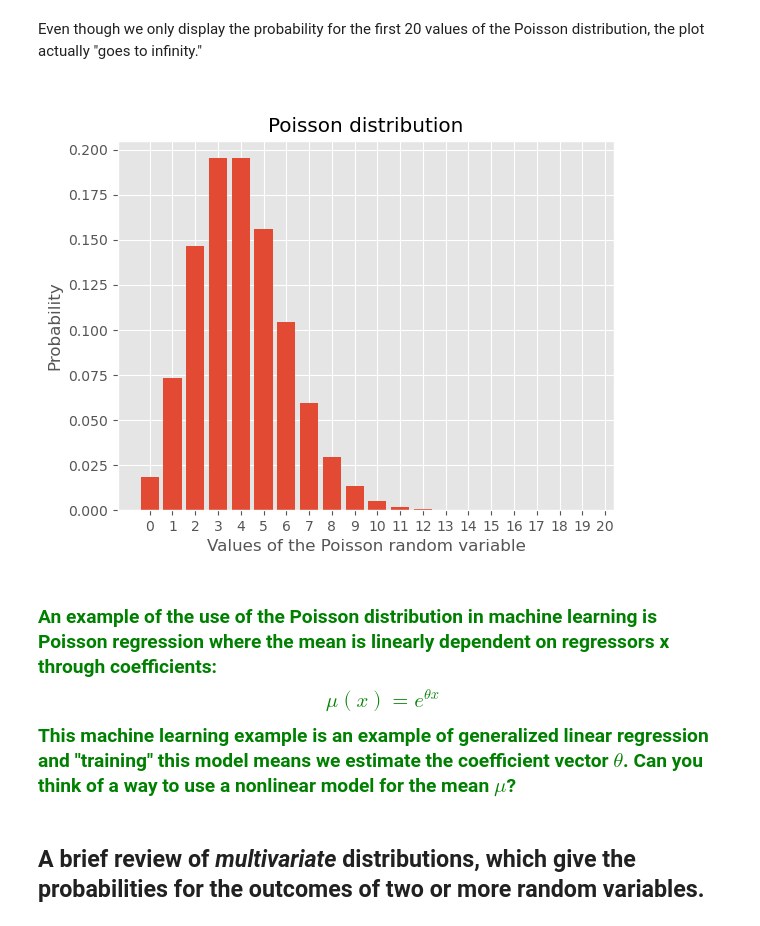
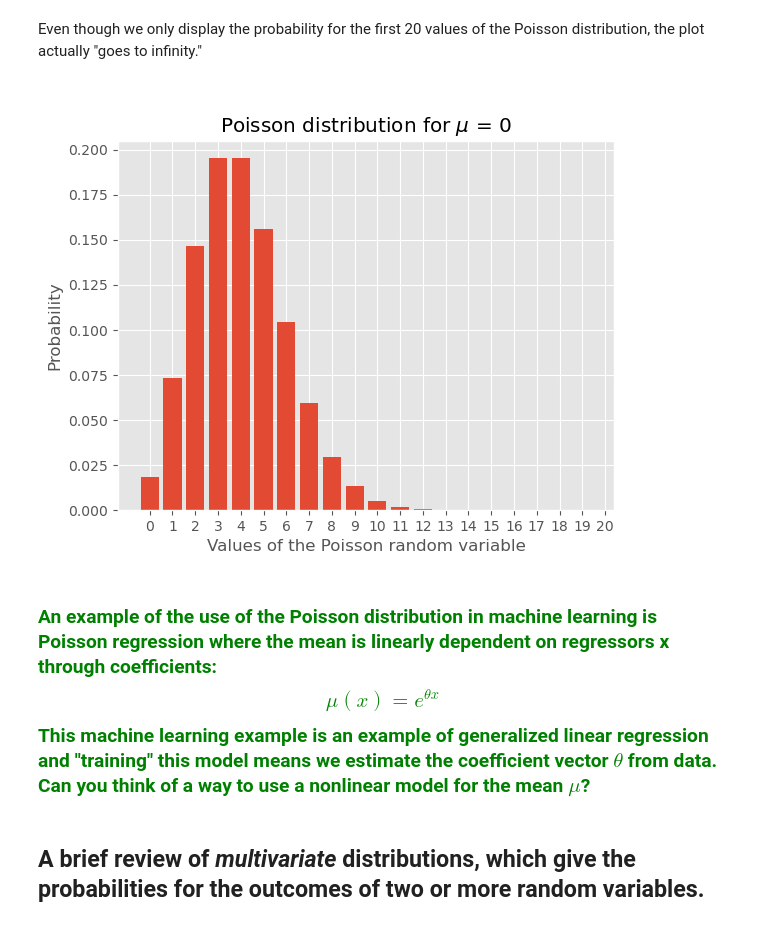
Before and after one commit to mettinger/python, a Jupyter notebook: interviewKickstart/interviewKickstart.ipynb, the cells around one changed output. Saved outputs shown, nothing was run; the diff lists cells and outputs as text; code cells hidden in the pictures.

```diff
--- a/interviewKickstart/interviewKickstart.ipynb
+++ b/interviewKickstart/interviewKickstart.ipynb
@@ -127,22 +129,22 @@ Even though we only display the probability for the first 20 values of the Poiss
 # %%
 nPoissonValues = 20
 
 valuesOfPoisson = range(nPoissonValues)
 partialPMF = poisson.pmf(valuesOfPoisson)
 
 plt.figure()
 plt.bar(valuesOfPoisson, partialPMF)
 
-plt.title('Poisson distribution')
+plt.title('Poisson distribution for $\mu$ = 0')
 plt.xticks(range(21))
 plt.xlabel('Values of the Poisson random variable')
 plt.ylabel('Probability')
 
 plt.show()
 # %% [output]
-[figure, old version]
+[figure, new version]
 # %% [markdown]
-### <span style="color: green;">An example of the use of the Poisson distribution in machine learning is Poisson regression where the mean is linearly dependent on regressors x through coefficients: $$\mu(x) = e^{\theta x}$$ This machine learning example is an example of generalized linear regression and "training" this model means we estimate the coefficient vector $\theta$.  Can you think of a way to use a nonlinear model for the mean $\mu$?
+### <span style="color: green;">An example of the use of the Poisson distribution in machine learning is Poisson regression where the mean is linearly dependent on regressors x through coefficients: $$\mu(x) = e^{\theta x}$$ This machine learning example is an example of generalized linear regression and "training" this model means we estimate the coefficient vector $\theta$ from data.  Can you think of a way to use a nonlinear model for the mean $\mu$?
 </span>
 # %% [markdown]
 ## A brief review of _multivariate_ distributions, which give the probabilities for the outcomes of two or more random variables.
```
Also changed, not shown: parts of 4 cells of this notebook.
